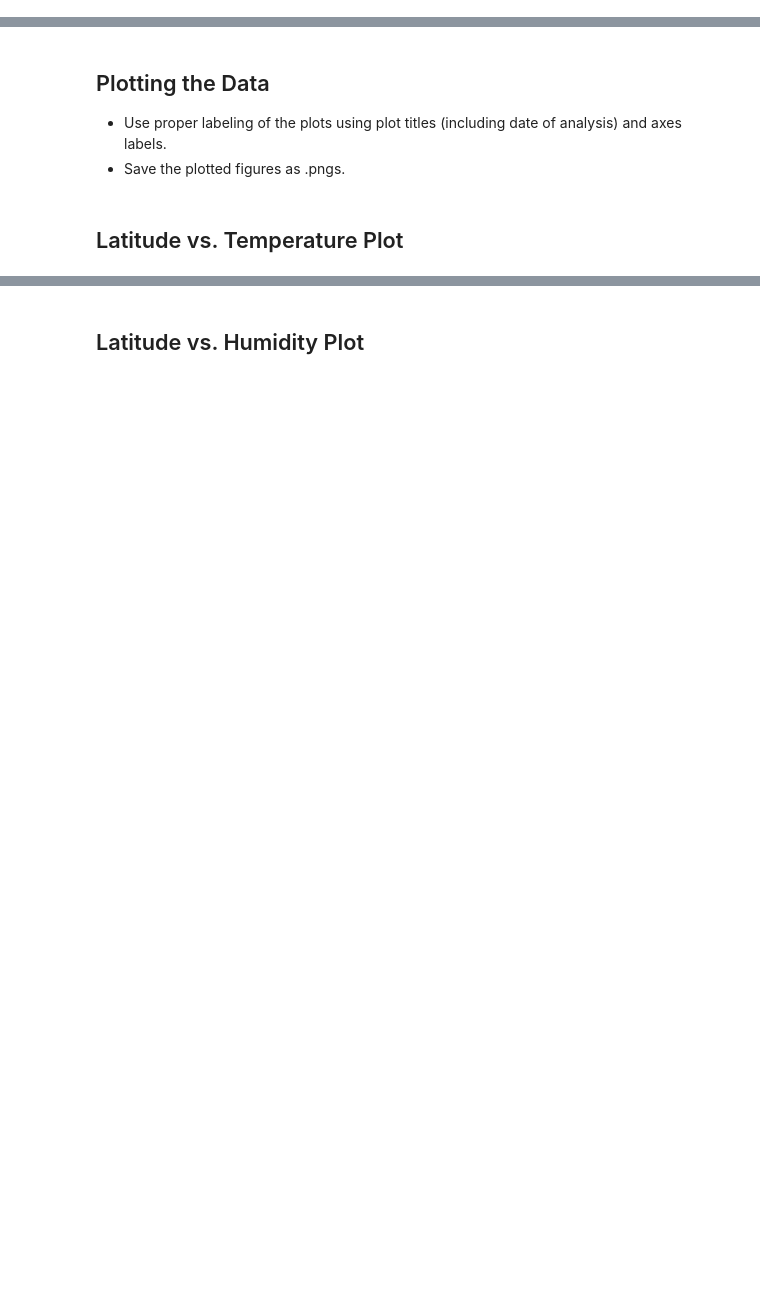
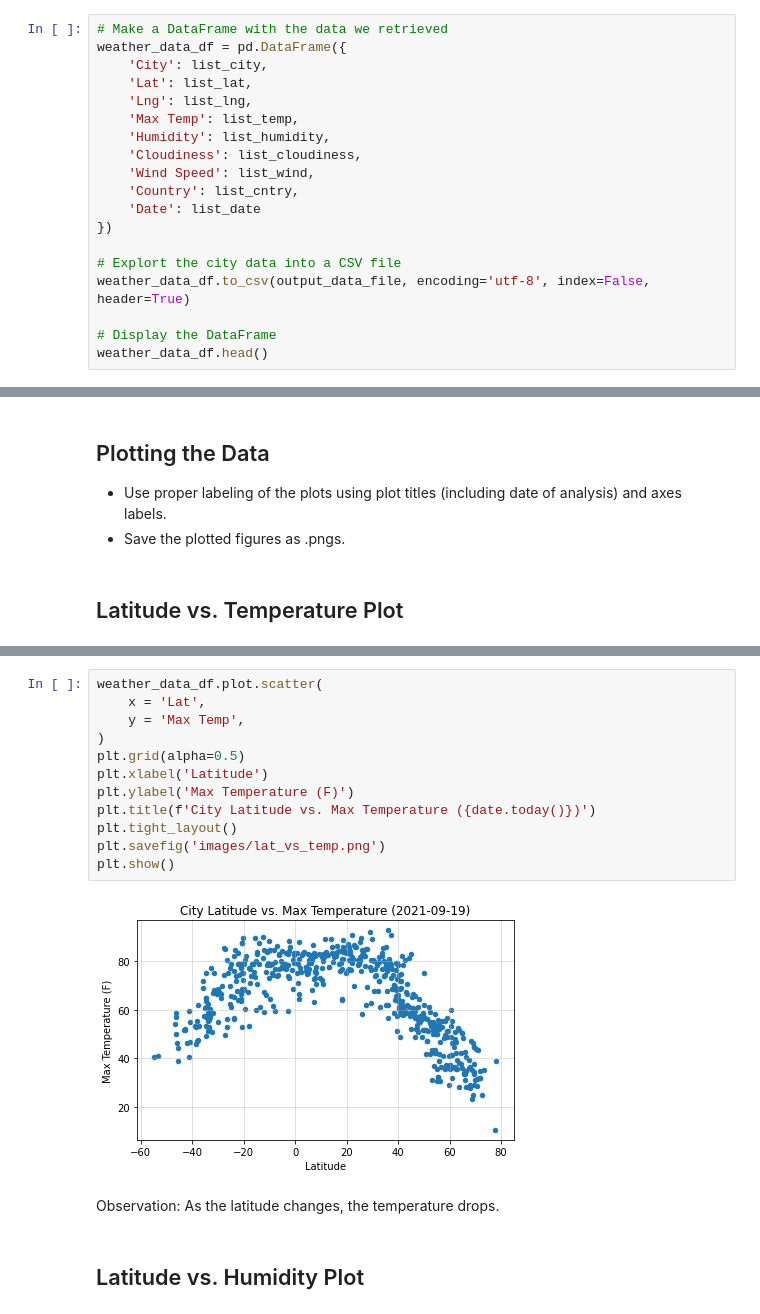
Before and after one commit to dkletter/python-api-challenge, a Jupyter notebook: weather_py.ipynb, the cells around one changed output, grey strips where cells are left out. Saved outputs shown, nothing was run; the diff lists cells and outputs as text; blank space fills up the shorter version.

```diff
--- a/weather_py.ipynb
+++ b/weather_py.ipynb
@@ -97,0 +123,19 @@ Data Retrieval Complete
+# %%
+# Make a DataFrame with the data we retrieved
+weather_data_df = pd.DataFrame({
+    'City': list_city,
+    'Lat': list_lat,
+    'Lng': list_lng,
+    'Max Temp': list_temp,
+    'Humidity': list_humidity,
+    'Cloudiness': list_cloudiness,
+    'Wind Speed': list_wind,
+    'Country': list_cntry,
+    'Date': list_date
+})
+
+# Explort the city data into a CSV file
+weather_data_df.to_csv(output_data_file, encoding='utf-8', index=False, header=True)
+
+# Display the DataFrame
+weather_data_df.head()
@@ -136,2 +184,18 @@ Int64Index([], dtype='int64')
+# %%
+weather_data_df.plot.scatter(
+    x = 'Lat',
+    y = 'Max Temp',
+)
+plt.grid(alpha=0.5)
+plt.xlabel('Latitude')
+plt.ylabel('Max Temperature (F)')
+plt.title(f'City Latitude vs. Max Temperature ({date.today()})')
+plt.tight_layout()
+plt.savefig('images/lat_vs_temp.png')
+plt.show()
+# %% [output]
+[figure, added]
+# %% [markdown]
+Observation: As the latitude changes, the temperature drops.
 # %% [markdown]
 ## Latitude vs. Humidity Plot
```
Also changed, not shown: parts of 49 cells of this notebook, 13 other files.
